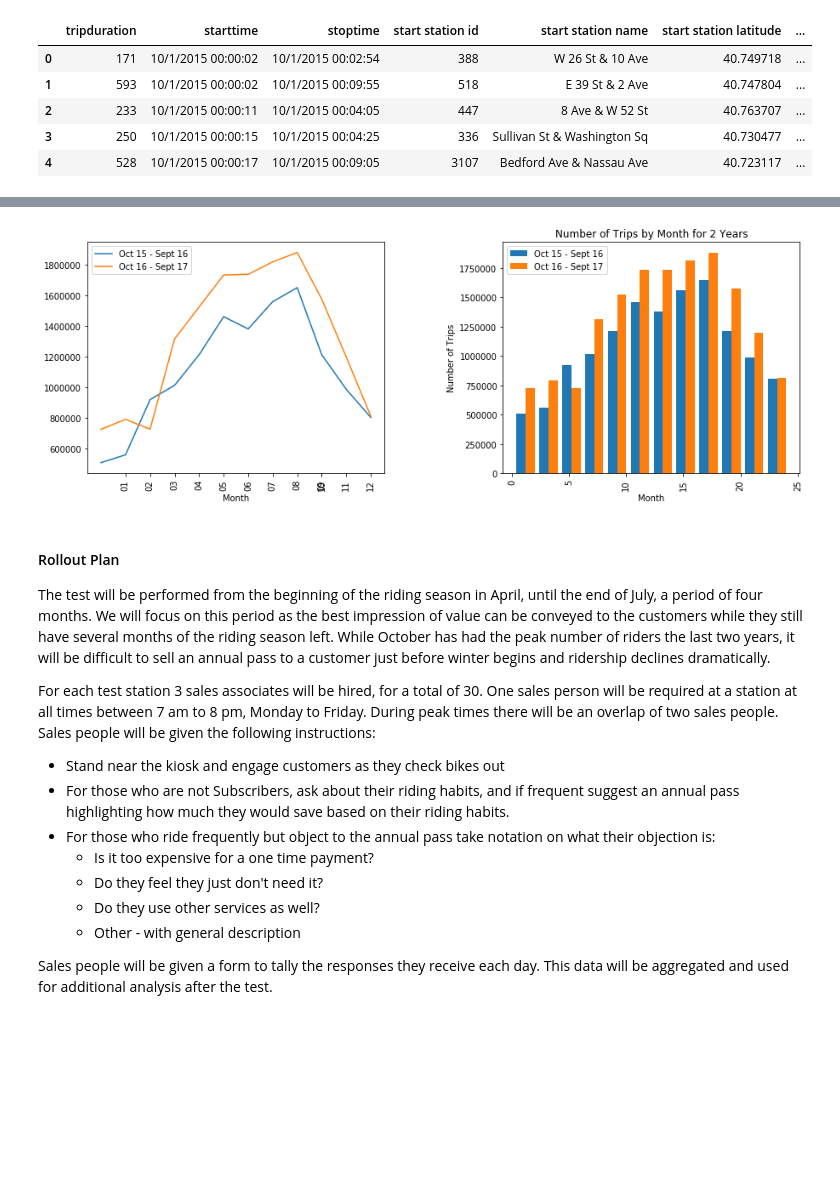
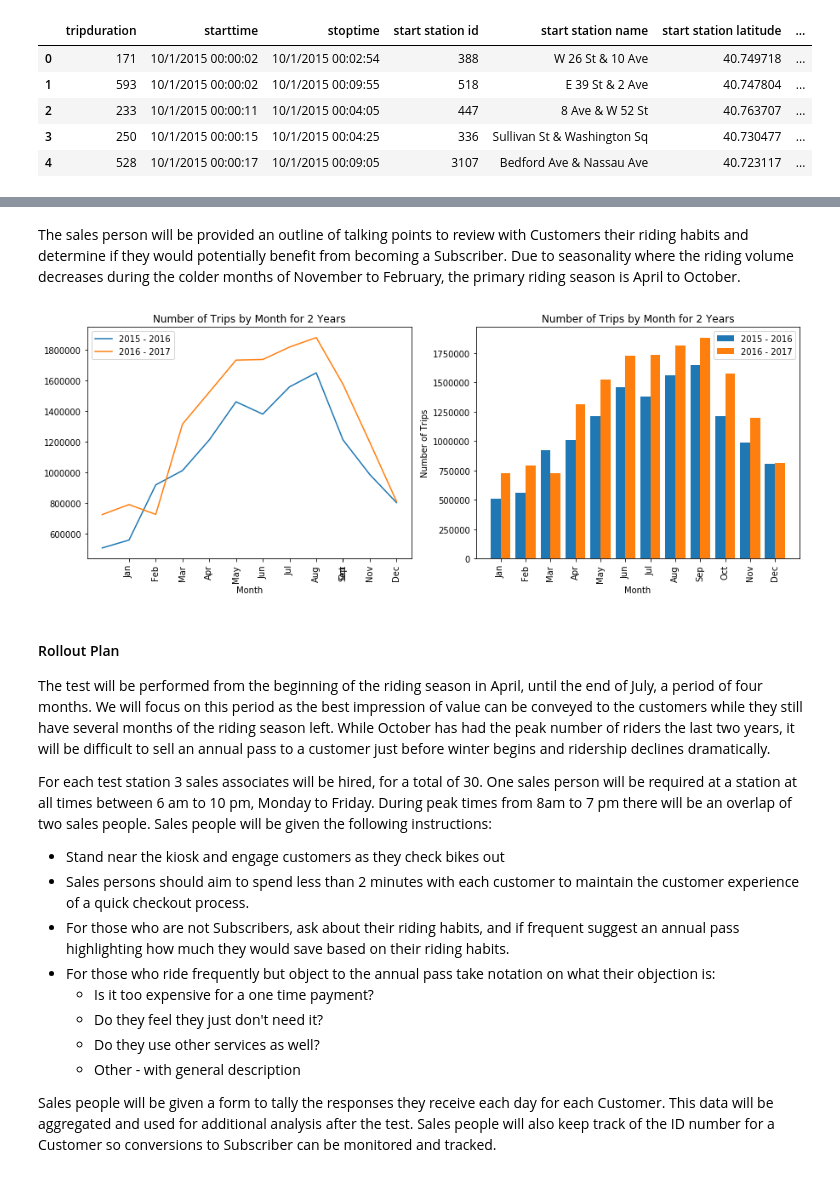
Before and after one commit to zinrion/Bike-Data-Analysis, a Jupyter notebook: Citi Bike.ipynb, the cells around one changed output, grey strips where cells are left out. Cells and saved outputs as stored; diff of their text form; code cells hidden in the pictures; blank space fills up the shorter version.

```diff
--- a/Citi Bike.ipynb
+++ b/Citi Bike.ipynb
@@ -63,65 +79,62 @@ The sales person will be provided an outline of talking points to review with Cu
+# %% [markdown]
+The sales person will be provided an outline of talking points to review with Customers their riding habits and determine if they would potentially benefit from becoming a Subscriber.  Due to seasonality where the riding volume decreases during the colder months of November to February, the primary riding season is April to October.
 # %%
 year_1 = final_date_data.loc[final_date_data["12_month"] == "Group 1"]
 year_1 = year_1.sort_values("month")
 year_2 = final_date_data.loc[final_date_data["12_month"] == "Group 2"]
 year_2 = year_2.sort_values("month")
 plt.figure(figsize=(15,5))
-groups = ["Oct 15 - Sept 16", "Oct 16 - Sept 17"]
+groups = ["2015 - 2016", "2016 - 2017"]
 months_leg = ["Jan", "Feb", "Mar", "Apr", "May", "Jun", "Jul", "Aug", "Sep", "Oct","Nov", "Dec"]
 datex=year_1.month
 ax=plt.subplot()
 ax.set_xticklabels(months_leg)
 year_1_data =year_1.trip_count
 year_2_data =year_2.trip_count
 plt.subplot(1,2,1)
 
 plt.plot(datex,year_1_data)
 plt.plot(datex,year_2_data)
-plt.xticks(["1","2","3","4","5","6","7","8","9","10","11","12"],rotation=90)
+plt.xticks([1,2,3,4,5,6,7,8,9,10,11,12],months_leg,rotation=90)
 
 plt.legend(groups)
+plt.title("Number of Trips by Month for 2 Years")
 plt.xlabel("Month")
 ax.set_xticklabels(months_leg)
 plt.subplot(1,2,2)
-
+#Calculate location for first set of bars
 n = 1
-
 t = 2
 d = 12
 w = .8
 year_1_x = [t*element + w*n for element in range(d)]
-
 plt.bar(year_1_x, year_1_data)
-
+#Calculate location for second set of bars
 n = 2
 t = 2
 d = 12
 w = .8
 year_2_x = [t*element + w*n for element in range(d)]
-
 plt.bar(year_2_x, year_2_data)
-
-
-plt.xticks(rotation=90)
-
-#not working to set xticks ax.set_xticklabels(months_leg)
 plt.legend(groups)
 plt.title("Number of Trips by Month for 2 Years")
 plt.xlabel("Month")
+plt.xticks([1,2,3,4,5,6,7,8,9,10,11,12],months_leg,rotation=90)
+middle_x = [(x1 + x2)/2.0 for (x1,x2) in zip(year_1_x, year_2_x)]
+plt.xticks(middle_x)
 plt.ylabel("Number of Trips")
-
-plt.subplots_adjust(wspace = .4)
 plt.show()
 # %% [output]
-[figure, old version]
+[figure, new version]
 # %% [markdown]
 #### Rollout Plan
 
 The test will be performed from the beginning of the riding season in April,  until the end of July, a period of four months. We will focus on this period as the best impression of value can be conveyed to the customers while they still have several months of the riding season left.  While October has had the peak number of riders the last two years, it will be difficult to sell an annual pass to a customer just before winter begins and ridership declines dramatically.
 
-For each test station 3 sales associates will be hired, for a total of 30. One sales person will be required at a station at all times between 7 am to 8 pm, Monday to Friday.  During peak times there will be an overlap of two sales people. Sales people will be given the following instructions:
+For each test station 3 sales associates will be hired, for a total of 30. One sales person will be required at a station at all times between 6 am to 10 pm, Monday to Friday.  During peak times from 8am to 7 pm there will be an overlap of two sales people. Sales people will be given the following instructions:
 
 - Stand near the kiosk and engage customers as they check bikes out
+- Sales persons should aim to spend less than 2 minutes with each customer to maintain the customer experience of a quick checkout process.
 - For those who are not Subscribers, ask about their riding habits, and if frequent suggest an annual pass highlighting how much they would save based on their riding habits.
 - For those who ride frequently but object to the annual pass take notation on what their objection is:
     - Is it too expensive for a one time payment?
@@ -129,4 +142,4 @@ For each test station 3 sales associates will be hired, for a total of 30. One s
     - Do they use other services as well?
     - Other - with general description
 
-Sales people will be given a form to tally the responses they receive each day. This data will be aggregated and used for additional analysis after the test.
+Sales people will be given a form to tally the responses they receive each day for each Customer. This data will be aggregated and used for additional analysis after the test. Sales people will also keep track of the ID number for a Customer so conversions to Subscriber can be monitored and tracked.
```
Also changed, not shown: parts of 23 cells of this notebook.
